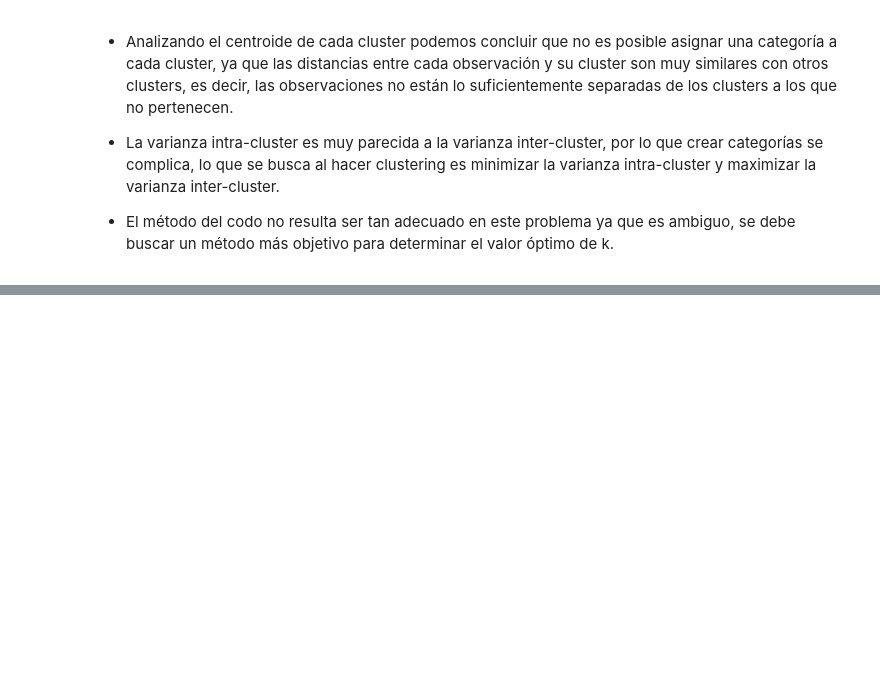
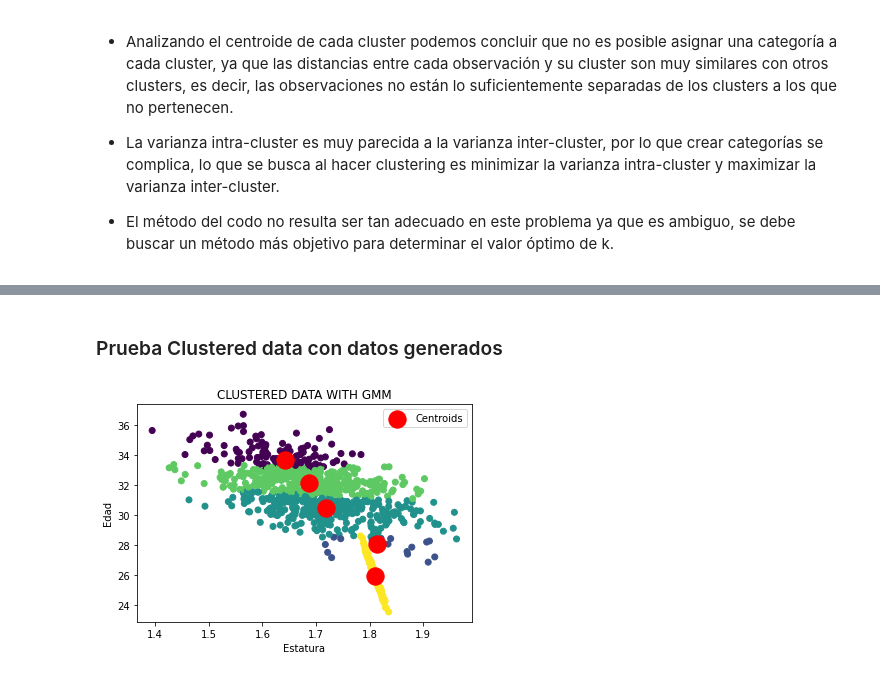
Before and after one commit to navas604/Statistical-Learning-II, a Jupyter notebook: Practica 1 - K-Means Y GMM.ipynb, the cells around one changed output, grey strips where cells are left out. Saved outputs shown, nothing was run; the diff lists cells and outputs as text; code cells hidden in the pictures; blank space fills up the shorter version.

```diff
--- a/Practica 1 - K-Means Y GMM.ipynb
+++ b/Practica 1 - K-Means Y GMM.ipynb
@@ -267,0 +377,12 @@ plt.show()
+# %% [markdown]
+### Prueba Clustered data con datos generados
+# %%
+k = 5   # Numero de Clusters
+
+muestra = pd.DataFrame(muestra)
+
+gmm = GaussianMixture(n_components=k, random_state=0).fit(muestra)
+
+plot_clustered_data_GMM(gmm, muestra)
+# %% [output]
+[figure, added]
```
Also changed, not shown: parts of 24 cells of this notebook.
